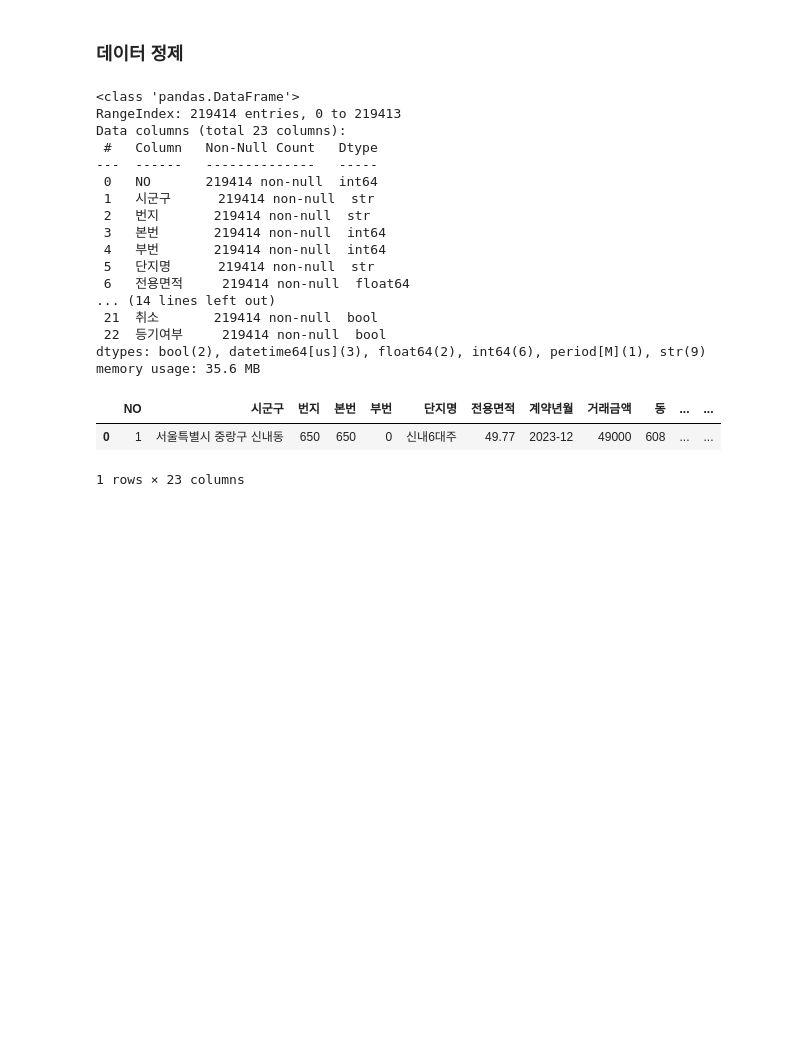
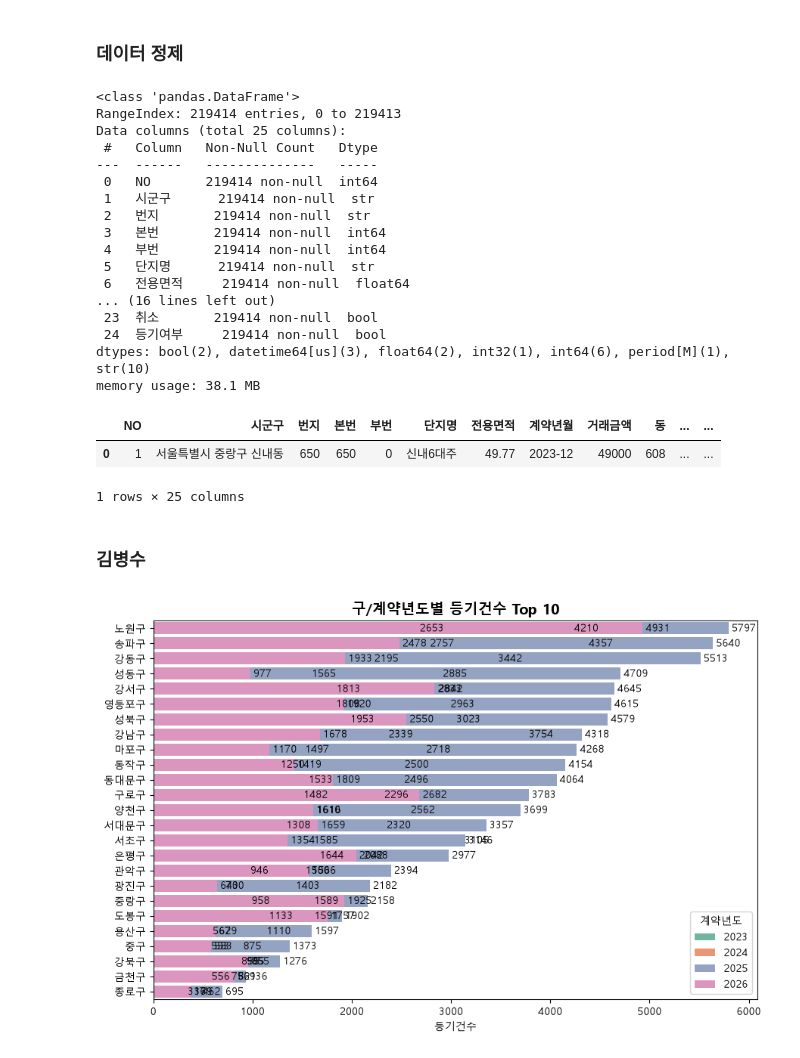
Before and after one commit to gonggong77/10_teamProject, a Jupyter notebook: ground_hcteam/teamProject_hcteam.ipynb, the cells around one changed output. Drawn from its saved outputs; the diff is of its cells as text; code cells hidden in the pictures; blank space fills up the shorter version.

```diff
--- a/ground_hcteam/teamProject_hcteam.ipynb
+++ b/ground_hcteam/teamProject_hcteam.ipynb
@@ -75,6 +76,7 @@ split_data = df['시군구'].str.split(' ', expand=True)
 
 df['시'] = split_data[0]
 df['구'] = split_data[1]
+df['행정동'] = split_data[2]    # *** 머지 ***
 
 # ----------------------------------------------------------------
 # 2. 매수자/매도자/ㅇㅇㅇㅇ 컬럼 삭제
@@ -91,6 +93,8 @@ date_str = df['계약년월'].astype(str) + df['계약일'].astype(str)
 df['계약일자'] = pd.to_datetime(date_str)
 # 계약년월을 YYYYMM(int) -> YYYY-MM 형식으로 변환
 df['계약년월'] = df['계약일자'].dt.to_period('M')
+# 계약년도 추가 *** 머지 ***
+df['계약년도'] = df['계약일자'].dt.year     # *** 머지 ***
 # 계약년월 계약일 컬럼 삭제
 df = df.drop(['계약일'], axis=1)
 
@@ -135,7 +139,7 @@ df.head(1)
 # %% [output]
 <class 'pandas.DataFrame'>
 RangeIndex: 219414 entries, 0 to 219413
-Data columns (total 23 columns):
+Data columns (total 25 columns):
  #   Column   Non-Null Count   Dtype
 ---  ------   --------------   -----
  0   NO       219414 non-null  int64
@@ -145,11 +149,36 @@ Data columns (total 23 columns):
  4   부번       219414 non-null  int64
  5   단지명      219414 non-null  str
  6   전용면적     219414 non-null  float64
-... (14 lines left out)
- 21  취소       219414 non-null  bool
- 22  등기여부     219414 non-null  bool
-dtypes: bool(2), datetime64[us](3), float64(2), int64(6), period[M](1), str(9)
-memory usage: 35.6 MB
+... (16 lines left out)
+ 23  취소       219414 non-null  bool
+ 24  등기여부     219414 non-null  bool
+dtypes: bool(2), datetime64[us](3), float64(2), int32(1), int64(6), period[M](1), str(10)
+memory usage: 38.1 MB
 |  | NO | 시군구 | 번지 | 본번 | 부번 | 단지명 | 전용면적 | 계약년월 | 거래금액 | 동 | ... | ... |
 | 0 | 1 | 서울특별시 중랑구 신내동 | 650 | 650 | 0 | 신내6대주 | 49.77 | 2023-12 | 49000 | 608 | ... | ... |
-1 rows × 23 columns
+1 rows × 25 columns
+# %% [markdown]
+### 김병수
+# %%
+# (BS)
+# 최근 4년동안 단지명을 기준으로 총거래건수 합을 구한다.
+
+# 구 단위로 거래량 추출
+txAmt_gu = df.groupby(['구', '계약년도'])['등기여부'].count().sort_values(ascending=False).to_frame()
+# dfTxAmt.to_frame()
+txAmt_gu.rename(columns={"등기여부": "거래건수"}, inplace=True)
+txAmt_gu
+
+plt.figure(figsize=(9, 6))
+ax = sns.barplot(data=txAmt_gu, x='거래건수', y='구', hue='계약년도', dodge=False, palette='Set2')
+# 막대 끝에 값 표시
+for container in ax.containers:
+    ax.bar_label(container, fmt='%.0f', padding=3)
+
+plt.title('구/계약년도별 등기건수 Top 10', fontsize=14, fontweight='bold')
+plt.xlabel('등기건수')
+plt.ylabel('')
+plt.legend(title='계약년도')
+plt.tight_layout()
+# %% [output]
+[figure, added]
```
Also changed, not shown: parts of 13 cells of this notebook.
